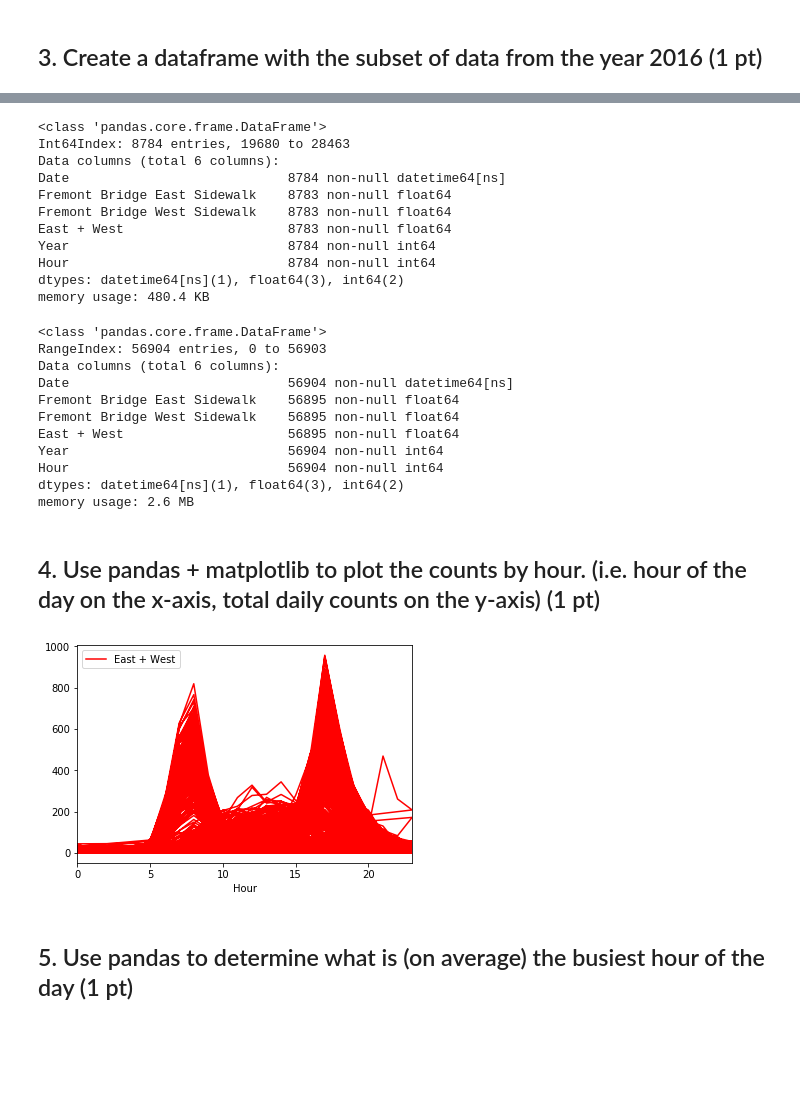
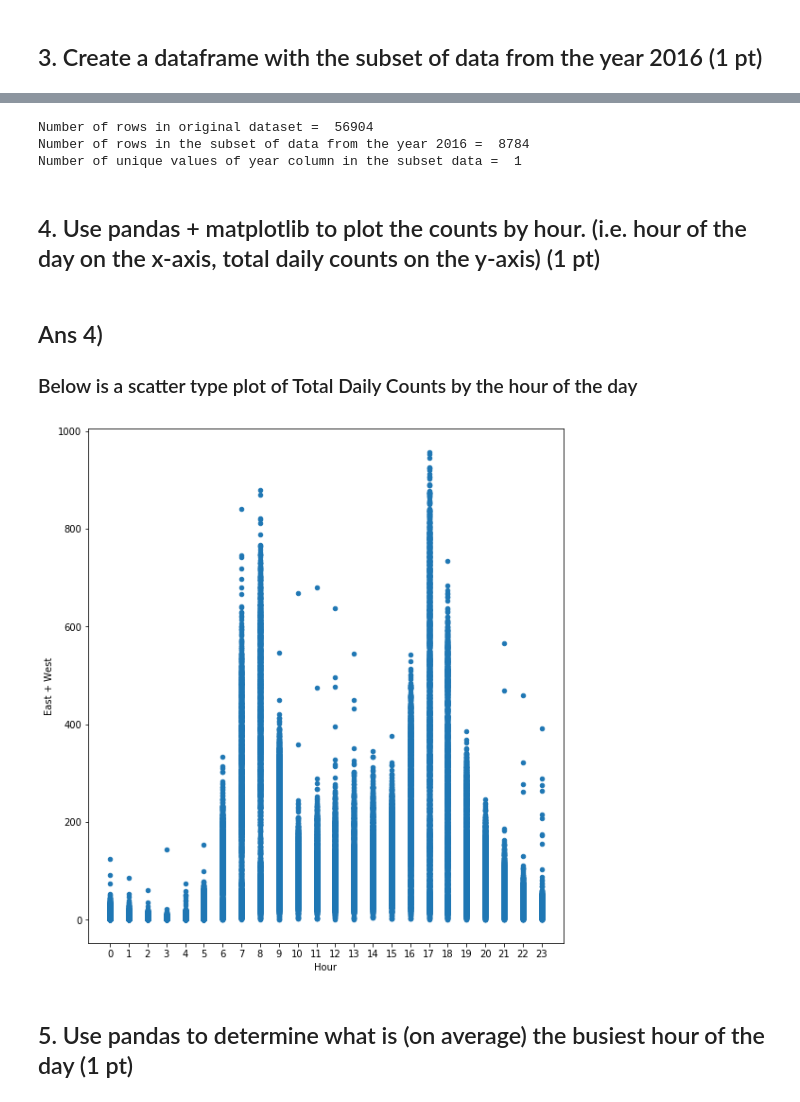
Before and after one commit to UWSEDS/manipulating-data-in-python-sinarj, a Jupyter notebook: analysis/HW1_manipulating-data-in-python-sinarj.ipynb, the cells around one changed output, grey strips where cells are left out. Saved outputs shown, nothing was run; the diff lists cells and outputs as text; code cells hidden in the pictures; blank space fills up the shorter version.

```diff
--- a/analysis/HW1_manipulating-data-in-python-sinarj.ipynb
+++ b/analysis/HW1_manipulating-data-in-python-sinarj.ipynb
@@ -60,41 +71,25 @@ bike_data['Year'], bike_data['Hour'] = bike_data['Date'].dt.year, bike_data['Dat
 # %%
 bike_data_2016 = bike_data[bike_data['Year']==2016]
-# %%
-bike_data_2016.info()
-# %% [output]
-<class 'pandas.core.frame.DataFrame'>
-Int64Index: 8784 entries, 19680 to 28463
-Data columns (total 6 columns):
-Date                            8784 non-null datetime64[ns]
-Fremont Bridge East Sidewalk    8783 non-null float64
-Fremont Bridge West Sidewalk    8783 non-null float64
-East + West                     8783 non-null float64
-Year                            8784 non-null int64
-Hour                            8784 non-null int64
-dtypes: datetime64[ns](1), float64(3), int64(2)
-memory usage: 480.4 KB
-# %%
-bike_data.info()
-# %% [output]
-<class 'pandas.core.frame.DataFrame'>
-RangeIndex: 56904 entries, 0 to 56903
-Data columns (total 6 columns):
-Date                            56904 non-null datetime64[ns]
-Fremont Bridge East Sidewalk    56895 non-null float64
-Fremont Bridge West Sidewalk    56895 non-null float64
-East + West                     56895 non-null float64
-Year                            56904 non-null int64
-Hour                            56904 non-null int64
-dtypes: datetime64[ns](1), float64(3), int64(2)
-memory usage: 2.6 MB
+# %%
+print("Number of rows in original dataset = ", len(bike_data.index))
+print("Number of rows in the subset of data from the year 2016 = ", len(bike_data_2016.index))
+
+print("Number of unique values of year column in the subset data = ", len(bike_data_2016['Year'].unique()))
+# %% [output]
+Number of rows in original dataset =  56904
+Number of rows in the subset of data from the year 2016 =  8784
+Number of unique values of year column in the subset data =  1
 # %% [markdown]
 ## 4. Use pandas + matplotlib to plot the counts by hour. (i.e. hour of the day on the x-axis, total daily counts on the y-axis) (1 pt)
+# %% [markdown]
+## Ans 4)
+
+### Below is a scatter type plot of Total Daily Counts by the hour of the day
 # %%
 import matplotlib.pyplot as plt
-
-bike_data_2016.plot(x='Hour',y='East + West',color='red')
-plt.show()
+bike_data.plot(x='Hour',y='East + West',kind='scatter',figsize=(9,10),xticks=range(0,24,1))
+pt = plt.show()
 # %% [output]
-[figure, old version]
+[figure, new version]
 # %% [markdown]
 ## 5. Use pandas to determine what is (on average) the busiest hour of the day (1 pt)
```
Also changed, not shown: parts of 13 cells of this notebook.
